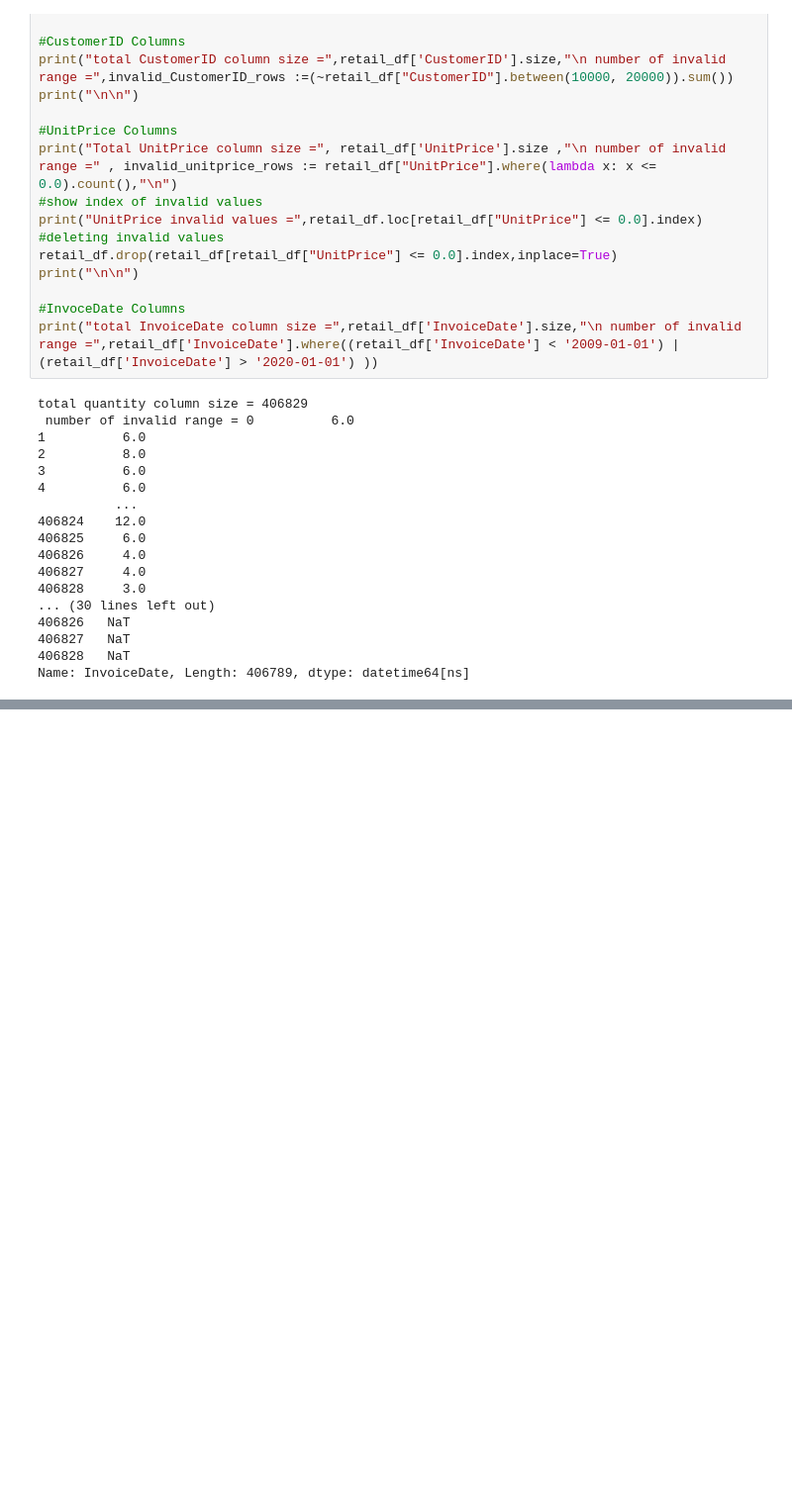
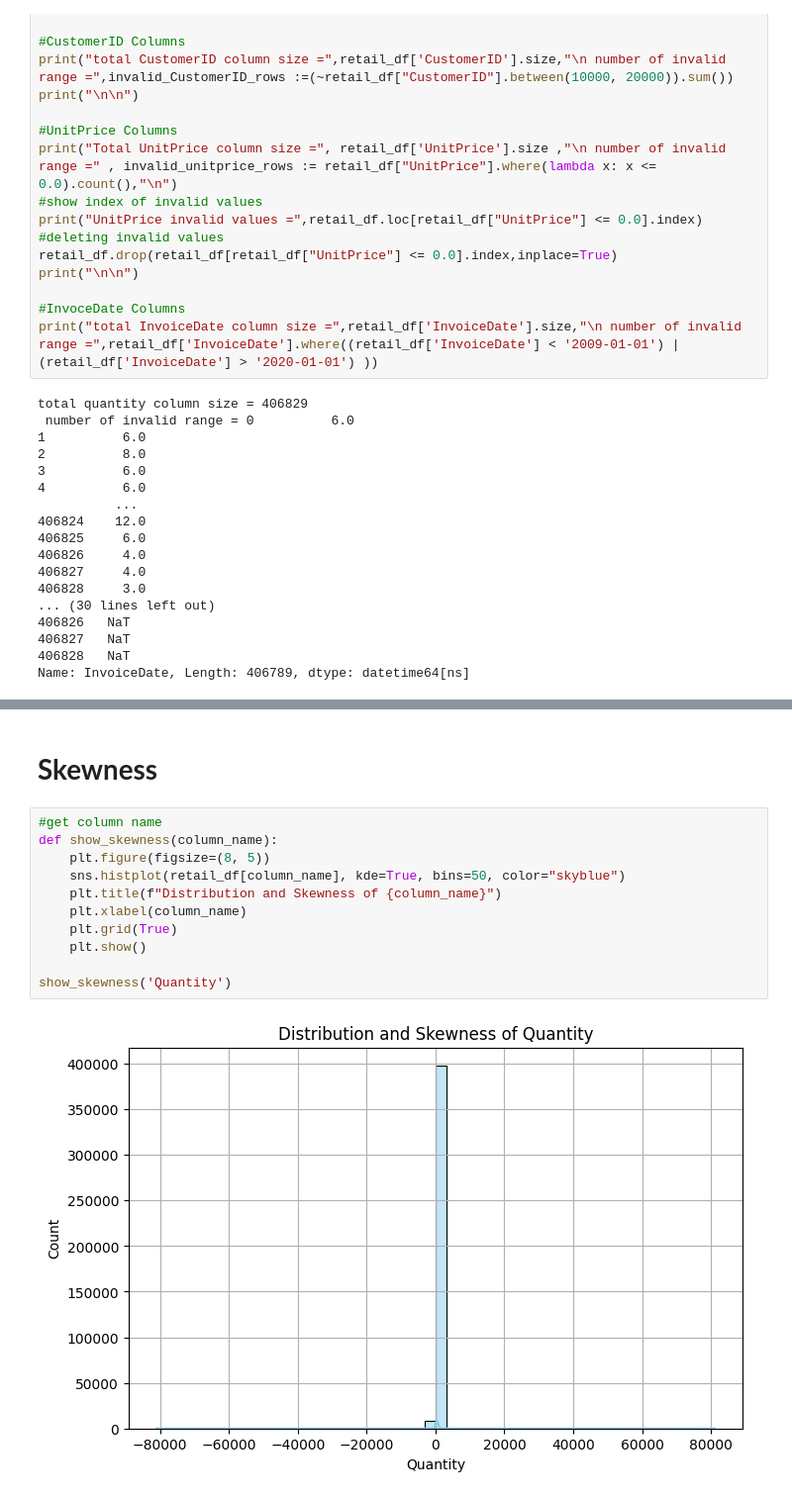
Before and after one commit to mohamadrezanikmaram/online_retail_analyzing, a Jupyter notebook: online_retail_analysis.ipynb, the cells around one changed output, grey strips where cells are left out. Shown: that part at 99% size. Saved outputs shown, nothing was run; the diff lists cells and outputs as text; blank space fills up the shorter version.

```diff
--- a/online_retail_analysis.ipynb
+++ b/online_retail_analysis.ipynb
@@ -329,0 +403,15 @@ Name: InvoiceDate, Length: 406789, dtype: datetime64[ns]
+# %% [markdown]
+# **Skewness**
+# %%
+#get column name
+def show_skewness(column_name):
+    plt.figure(figsize=(8, 5))
+    sns.histplot(retail_df[column_name], kde=True, bins=50, color="skyblue")
+    plt.title(f"Distribution and Skewness of {column_name}")
+    plt.xlabel(column_name)
+    plt.grid(True)
+    plt.show()
+
+show_skewness('Quantity')
+# %% [output]
+[figure, added]
```
Also changed, not shown: parts of 11 cells of this notebook.
